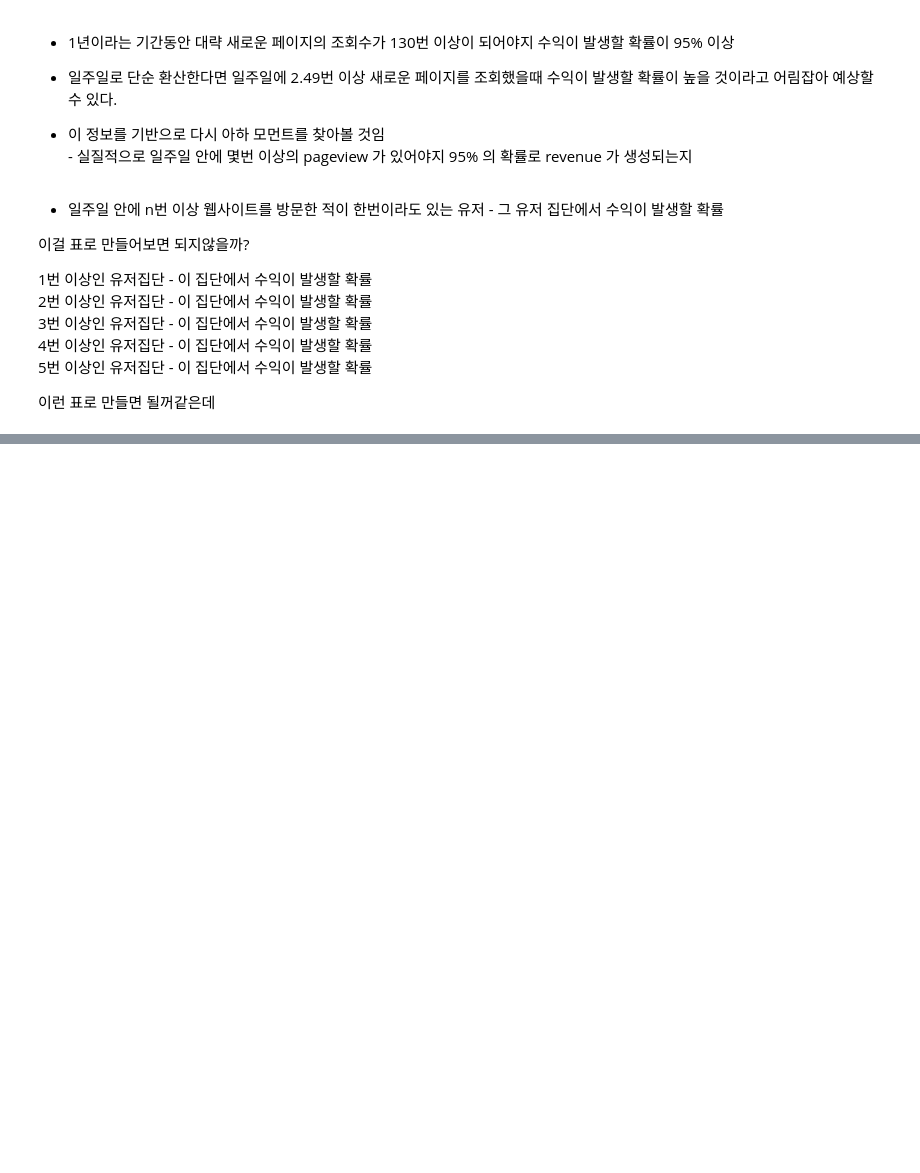
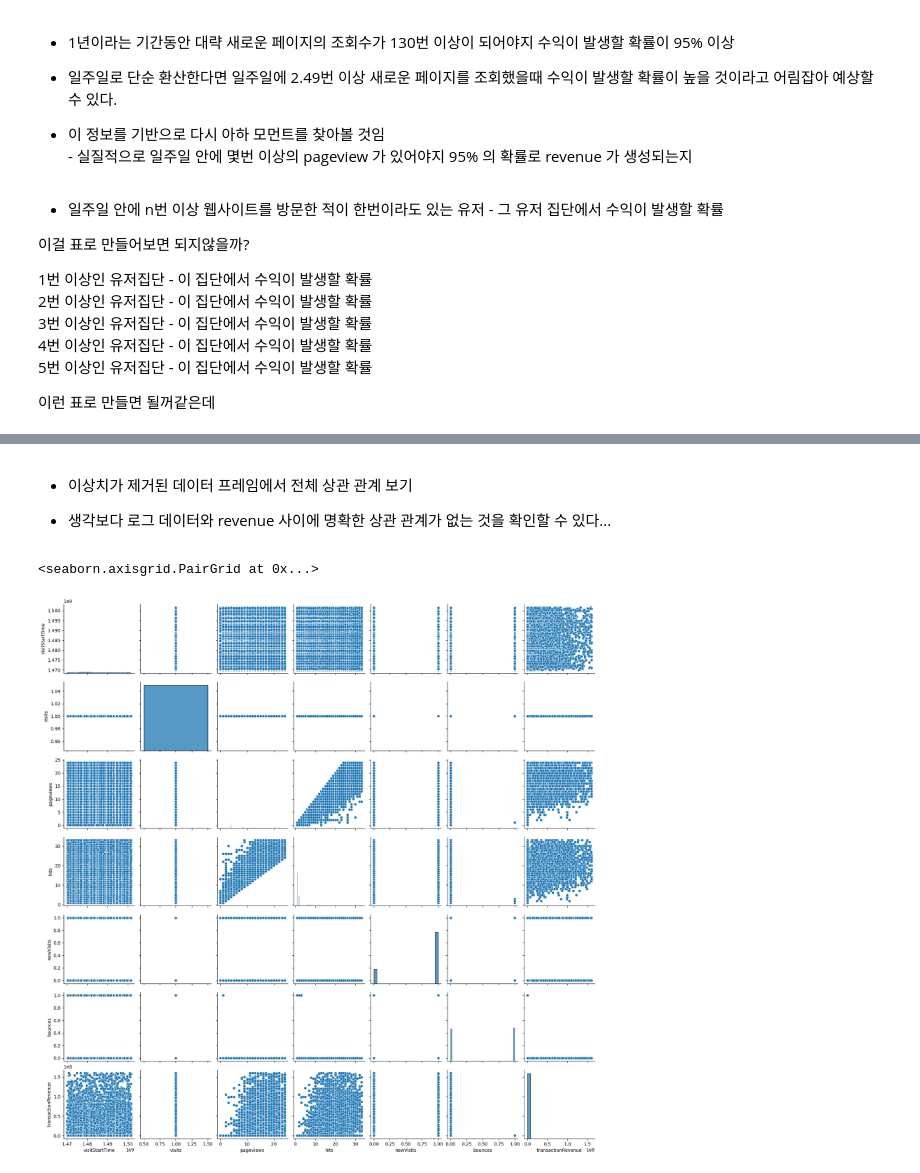
Before and after one commit to oddsmile/GAcustomerprediction, a Jupyter notebook: ga4_find_aha.ipynb, the cells around one changed output, grey strips where cells are left out. Saved outputs shown, nothing was run; the diff lists cells and outputs as text; code cells hidden in the pictures; blank space fills up the shorter version.

Commit message:
이상치 제거 및 pair plot
1

```diff
--- a/ga4_find_aha.ipynb
+++ b/ga4_find_aha.ipynb
@@ -209,0 +279,20 @@ print(summary_df)
+# %%
+import pandas as pd
+from scipy import stats
+
+# 이상치를 확인하고 싶은 컬럼 선택
+columns_to_check = ['visits', 'pageviews', 'hits', 'newVisits', 'bounces', 'transactionRevenue']
+
+# 각 컬럼에 대한 Z-점수 계산
+z_scores = stats.zscore(df[columns_to_check])
+
+# Z-점수가 특정 기준 이상인 행을 이상치로 간주
+threshold = 3
+outliers = (z_scores > threshold).any(axis=1)
+
+# 이상치 제거
+df_no_outliers = df[~outliers]
+
+# 결과 확인
+print("원래 데이터프레임 크기:", df.shape)
+print("이상치 제거 후 데이터프레임 크기:", df_no_outliers.shape)
@@ -209,0 +326,9 @@ print(summary_df)
+# %% [markdown]
+- 이상치가 제거된 데이터 프레임에서 전체 상관 관계 보기
+
+- 생각보다 로그 데이터와 revenue 사이에 명확한 상관 관계가 없는 것을 확인할 수 있다...
+# %%
+sns.pairplot(df_no_outliers)
+# %% [output]
+<seaborn.axisgrid.PairGrid at 0x...>
+[figure, added]
```
Also changed, not shown: parts of 8 cells of this notebook, 2 other files.
